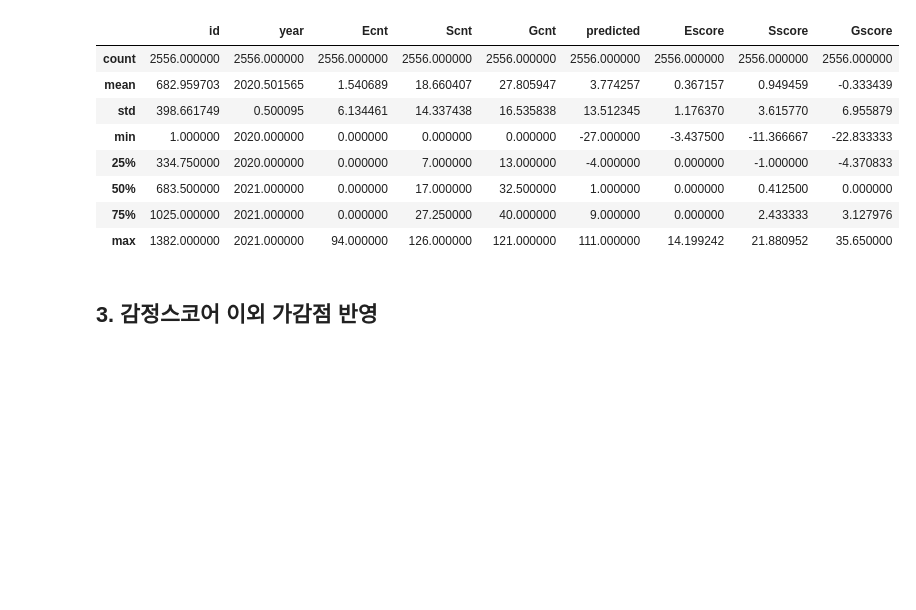
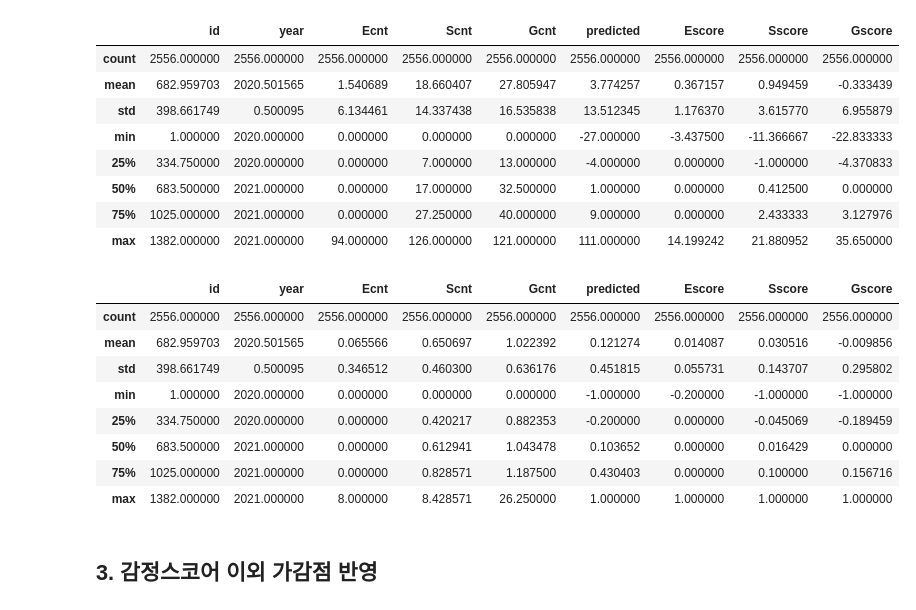
Before and after one commit to March-of-the-Ants/ESG-Rating-System, a Jupyter notebook: 5. rating/scoring_esg.ipynb, the cells around one changed output. Saved outputs shown, nothing was run; the diff lists cells and outputs as text; code cells hidden in the pictures; blank space fills up the shorter version.

```diff
--- a/5. rating/scoring_esg.ipynb
+++ b/5. rating/scoring_esg.ipynb
@@ -47,5 +48,19 @@ predict_sum.describe()
 | 50% | 683.500000 | 2021.000000 | 0.000000 | 17.000000 | 32.500000 | 1.000000 | 0.000000 | 0.412500 | 0.000000 |
 | 75% | 1025.000000 | 2021.000000 | 0.000000 | 27.250000 | 40.000000 | 9.000000 | 0.000000 | 2.433333 | 3.127976 |
 | max | 1382.000000 | 2021.000000 | 94.000000 | 126.000000 | 121.000000 | 111.000000 | 14.199242 | 21.880952 | 35.650000 |
+# %%
+# 기업, 년도별 점수 평균화
+predict_mean = predict.groupby(['id','year']).mean().reset_index()
+predict_mean.describe()
+# %% [output]
+|  | id | year | Ecnt | Scnt | Gcnt | predicted | Escore | Sscore | Gscore |
+| count | 2556.000000 | 2556.000000 | 2556.000000 | 2556.000000 | 2556.000000 | 2556.000000 | 2556.000000 | 2556.000000 | 2556.000000 |
+| mean | 682.959703 | 2020.501565 | 0.065566 | 0.650697 | 1.022392 | 0.121274 | 0.014087 | 0.030516 | -0.009856 |
+| std | 398.661749 | 0.500095 | 0.346512 | 0.460300 | 0.636176 | 0.451815 | 0.055731 | 0.143707 | 0.295802 |
+| min | 1.000000 | 2020.000000 | 0.000000 | 0.000000 | 0.000000 | -1.000000 | -0.200000 | -1.000000 | -1.000000 |
+| 25% | 334.750000 | 2020.000000 | 0.000000 | 0.420217 | 0.882353 | -0.200000 | 0.000000 | -0.045069 | -0.189459 |
+| 50% | 683.500000 | 2021.000000 | 0.000000 | 0.612941 | 1.043478 | 0.103652 | 0.000000 | 0.016429 | 0.000000 |
+| 75% | 1025.000000 | 2021.000000 | 0.000000 | 0.828571 | 1.187500 | 0.430403 | 0.000000 | 0.100000 | 0.156716 |
+| max | 1382.000000 | 2021.000000 | 8.000000 | 8.428571 | 26.250000 | 1.000000 | 1.000000 | 1.000000 | 1.000000 |
 # %% [markdown]
 ## 3. 감정스코어 이외 가감점 반영
```
Also changed, not shown: parts of 21 cells of this notebook, 5 other files.
